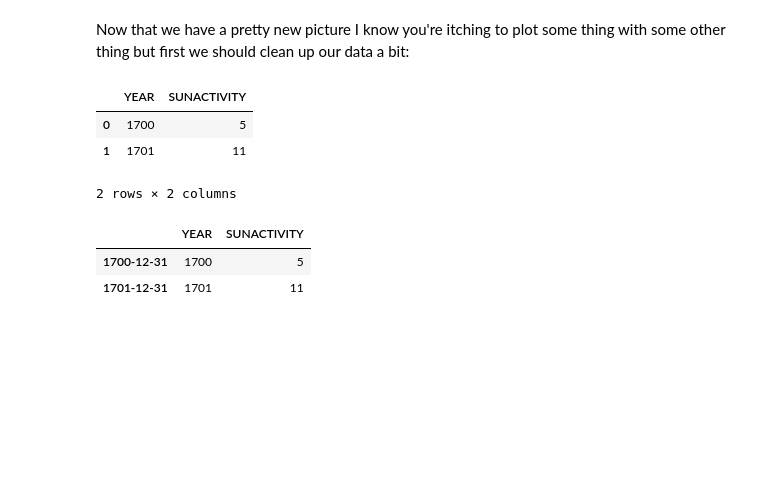
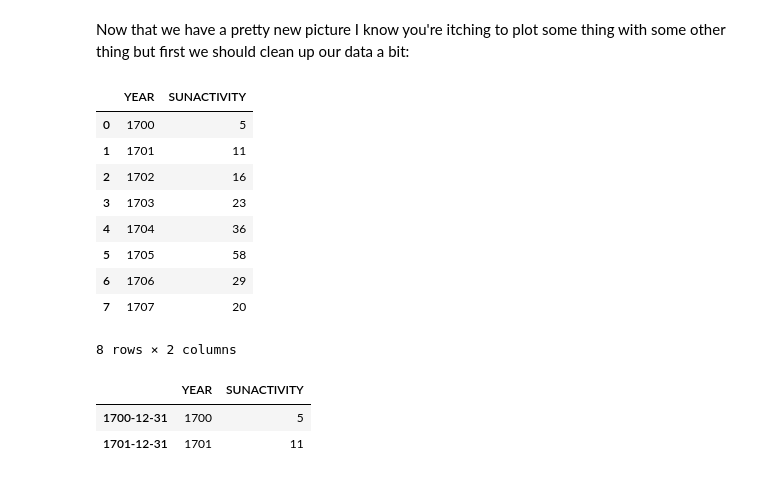
Before and after one commit to khnlimit/DS_HK_2, a Jupyter notebook: notebooks/19 - Time Series.ipynb, the cells around one changed output. Saved outputs shown, nothing was run; the diff lists cells and outputs as text; code cells hidden in the pictures; blank space fills up the shorter version.

```diff
--- a/notebooks/19 - Time Series.ipynb
+++ b/notebooks/19 - Time Series.ipynb
@@ -184,11 +186,17 @@ Note: These aren't actual residuals just normally distributed random data (which
 # %% [markdown]
 Now that we have a pretty new picture I know you're itching to plot some thing with some other thing but first we should clean up our data a bit:
 # %%
-dta[:2]
+dta[:8]
 # %% [output]
 |  | YEAR | SUNACTIVITY |
 | 0 | 1700 | 5 |
 | 1 | 1701 | 11 |
+| 2 | 1702 | 16 |
+| 3 | 1703 | 23 |
+| 4 | 1704 | 36 |
+| 5 | 1705 | 58 |
+| 6 | 1706 | 29 |
+| 7 | 1707 | 20 |
-2 rows × 2 columns
+8 rows × 2 columns
 # %%
 dta.index = pandas.Index(sm.tsa.datetools.dates_from_range('1700', '2008'))
```
Also changed, not shown: parts of 7 cells of this notebook, 2 other files.
